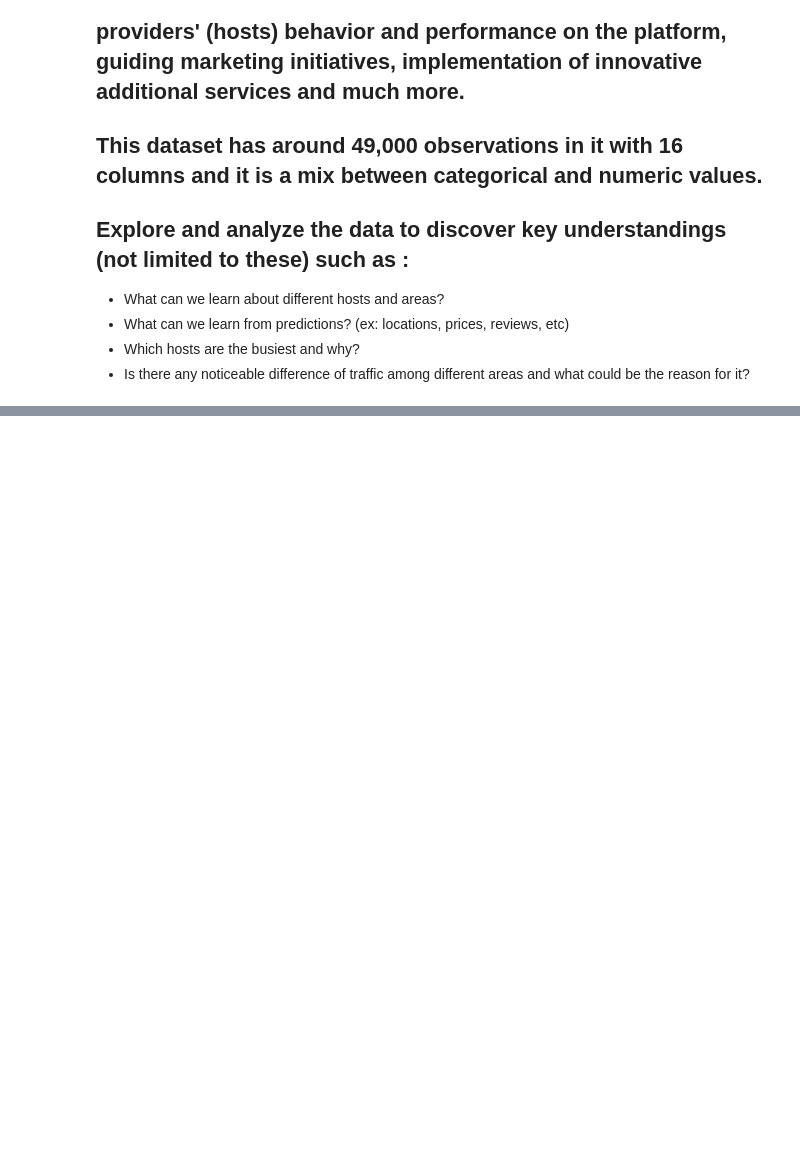
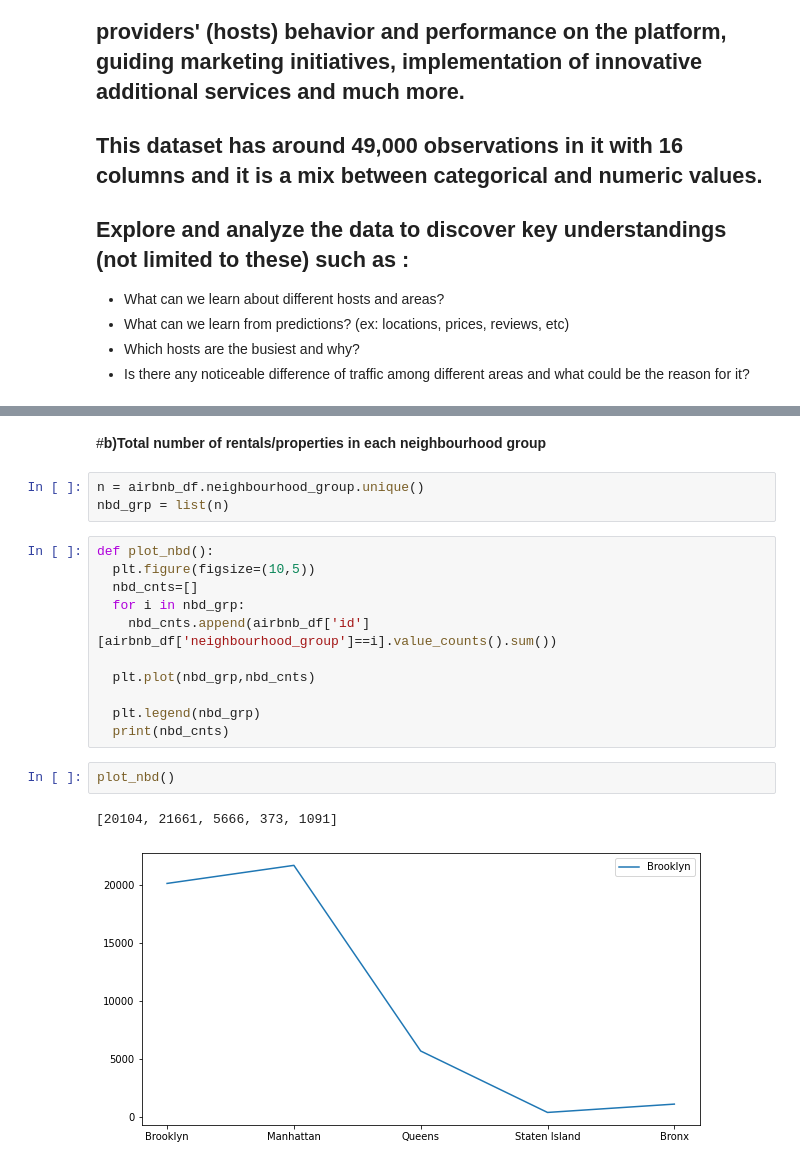
Before and after one commit to anubhav9sep/Airbnb-Booking-Analysis, a Jupyter notebook: Copy_of_Airbnb_Bookings_Analysis_Capstone_Project.ipynb, the cells around one changed output, grey strips where cells are left out. Drawn from its saved outputs; the diff is of its cells as text; blank space fills up the shorter version.

```diff
--- a/Copy_of_Airbnb_Bookings_Analysis_Capstone_Project.ipynb
+++ b/Copy_of_Airbnb_Bookings_Analysis_Capstone_Project.ipynb
@@ -273,0 +257,21 @@ plt.show()
+# %% [markdown]
+#**b)Total number of rentals/properties in each neighbourhood group**
+# %%
+n = airbnb_df.neighbourhood_group.unique()
+nbd_grp = list(n)
+# %%
+def plot_nbd():
+  plt.figure(figsize=(10,5))
+  nbd_cnts=[]
+  for i in nbd_grp:
+    nbd_cnts.append(airbnb_df['id'][airbnb_df['neighbourhood_group']==i].value_counts().sum())
+
+  plt.plot(nbd_grp,nbd_cnts)
+
+  plt.legend(nbd_grp)
+  print(nbd_cnts)
+# %%
+plot_nbd()
+# %% [output]
+[20104, 21661, 5666, 373, 1091]
+[figure, added]
```
Also changed, not shown: parts of 149 cells of this notebook.
